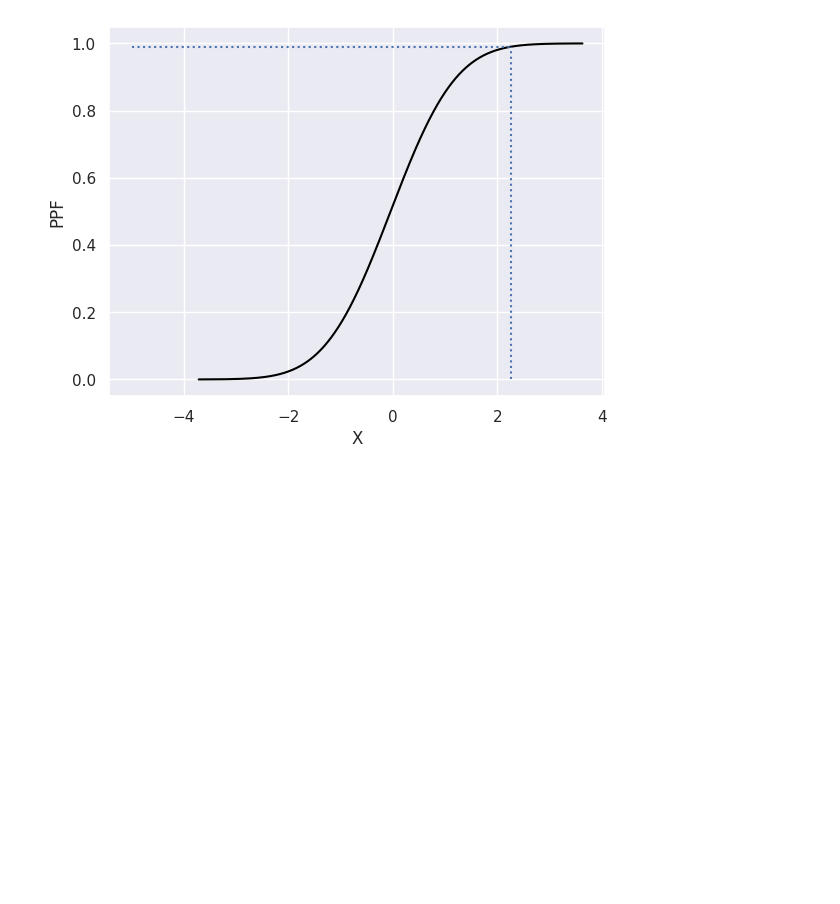
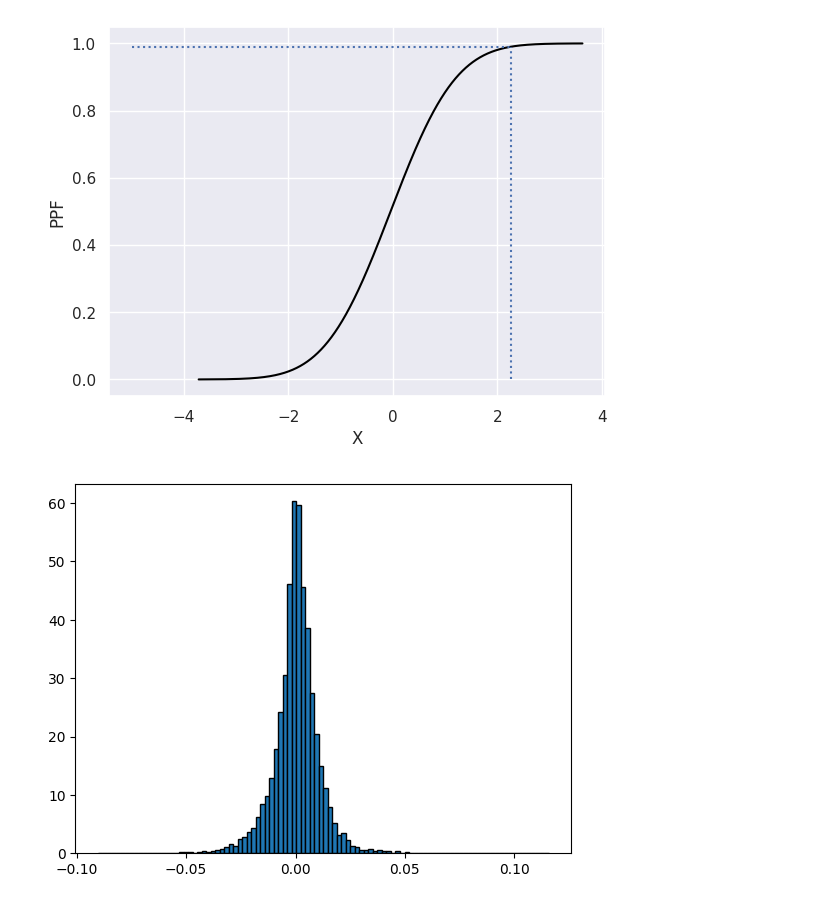
Before and after one commit to kiplimock/ml-basics, a Jupyter notebook: statistics.ipynb, the cells around one changed output. Cells and saved outputs as stored; diff of their text form; code cells hidden in the pictures; blank space fills up the shorter version.

```diff
--- a/statistics.ipynb
+++ b/statistics.ipynb
@@ -122,0 +132,10 @@ Text(0, 0.5, 'PPF')
+# %%
+spx = pd.read_csv('SPX.csv')
+spx = spx[spx['Date'] >= '1990-01-01']
+spx['pct'] = spx['Close'].pct_change()
+pct = spx['pct'].to_numpy()
+pct = np.delete(pct, 0)
+# %%
+count, bins, patches = plt.hist(pct, bins=100, density=True, edgecolor='Black')
+# %% [output]
+[figure, added]
```
Also changed, not shown: parts of 4 cells of this notebook, 1 other file.
